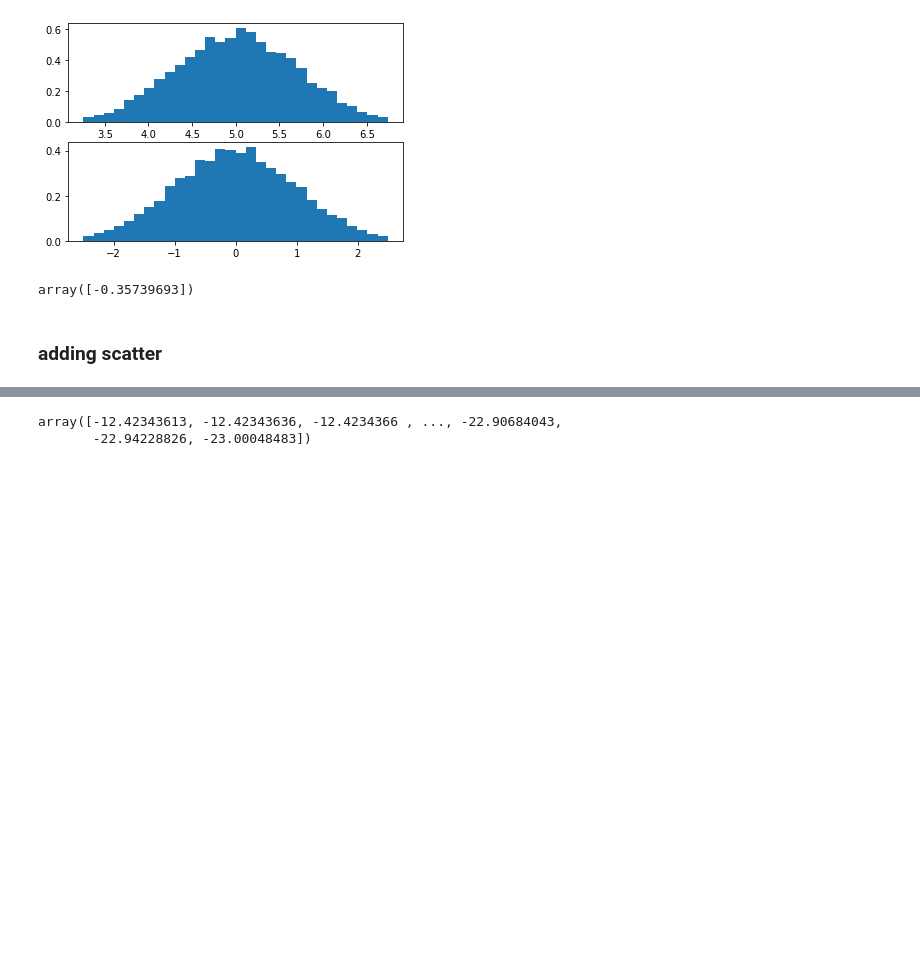
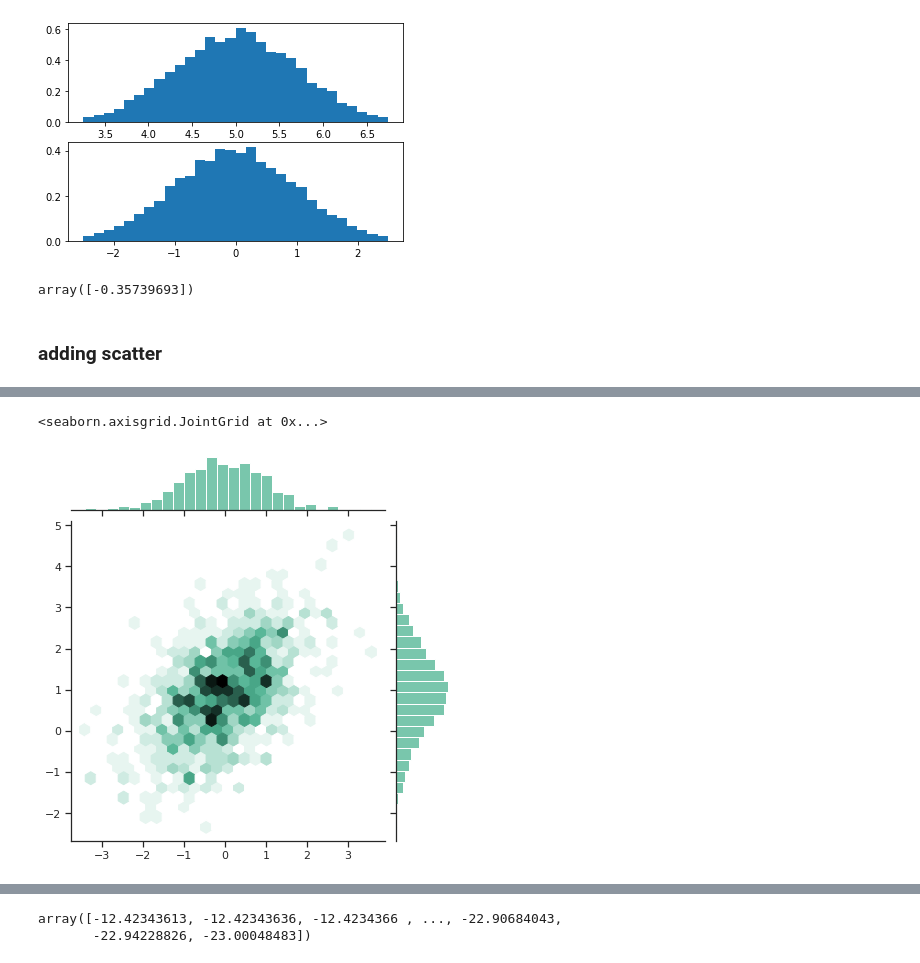
Before and after one commit to zhengyun0215/mock, a Jupyter notebook: newmag.ipynb, the cells around one changed output, grey strips where cells are left out. Cells and saved outputs as stored; diff of their text form; code cells hidden in the pictures; blank space fills up the shorter version.

```diff
--- a/newmag.ipynb
+++ b/newmag.ipynb
@@ -339,0 +406,13 @@ for mag in newmag_99:
+# %%
+mean = [0, 1]
+cov = [(1, .5), (.5, 1)]
+# %%
+x, y = np.random.multivariate_normal(mean, cov, 1000).T
+sns.jointplot(x=x, y=y, kind="hex", color="k")
+# %%
+sns.set_theme(style="ticks")
+# %%
+sns.jointplot(x=x, y=y, kind="hex", color="#4CB391")
+# %% [output]
+<seaborn.axisgrid.JointGrid at 0x...>
+[figure, added]
```
Also changed, not shown: parts of 40 cells of this notebook, 9 other files.
